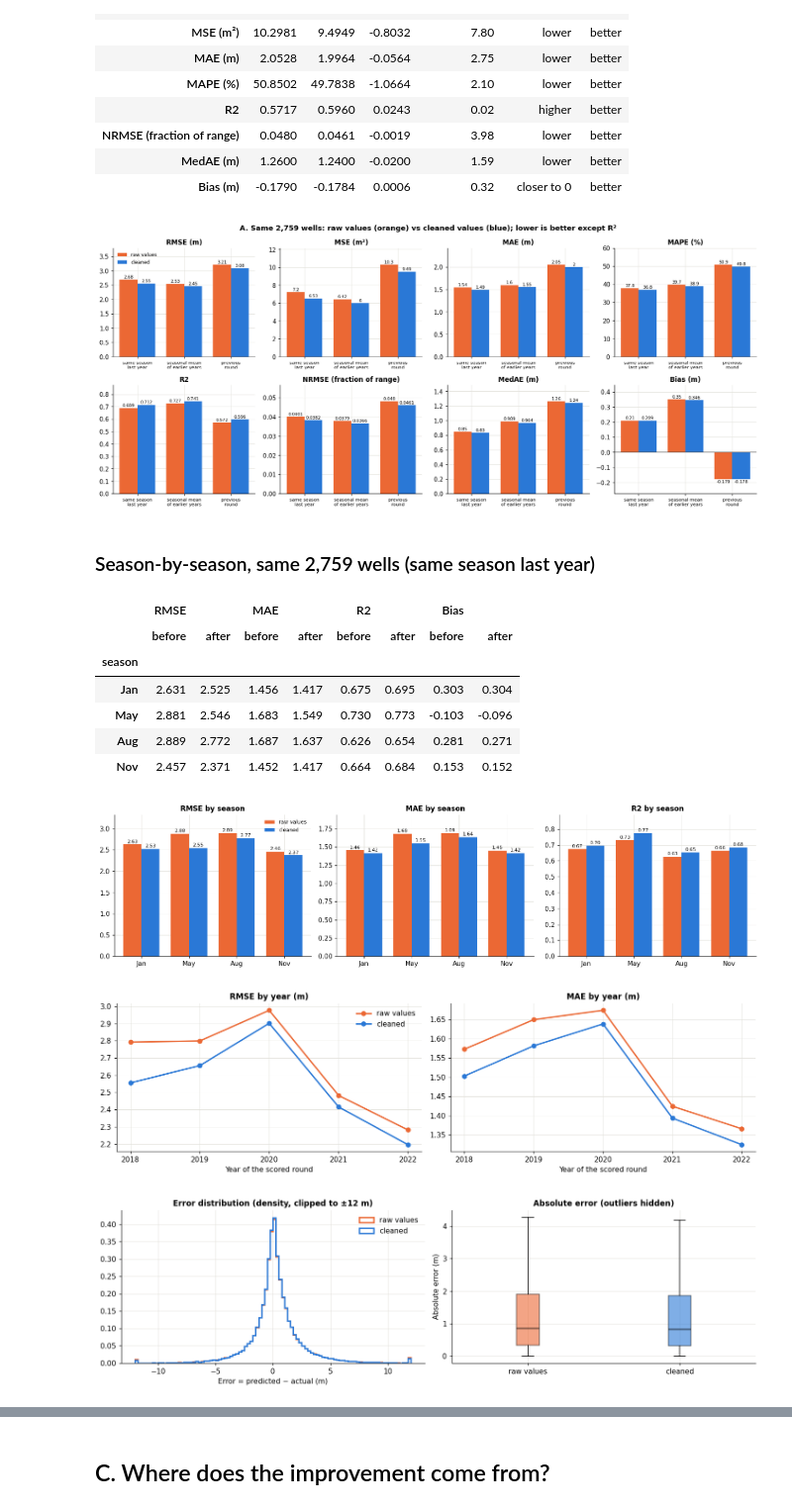
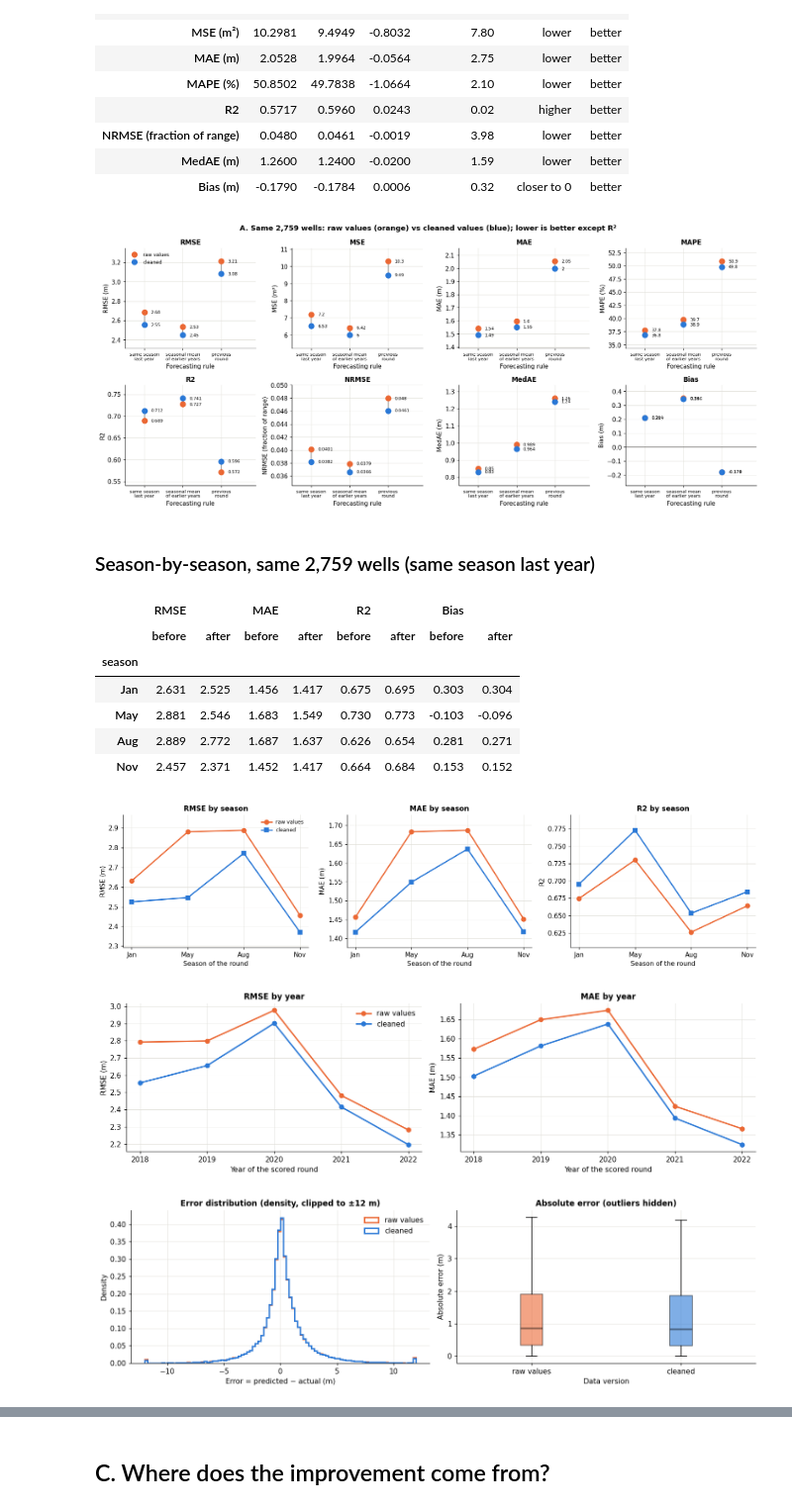
Before and after one commit to dhruvvvgg/bde-team7, a Jupyter notebook: notebooks/error_metrics_after.ipynb, the cells around one changed output, grey strips where cells are left out. Shown at 99% size. Saved outputs shown, nothing was run; the diff lists cells and outputs as text; code cells hidden in the pictures.

```diff
--- a/notebooks/error_metrics_after.ipynb
+++ b/notebooks/error_metrics_after.ipynb
@@ -149,7 +149,7 @@ ax.plot(cols, ds.values[i, cols], color="black", lw=2, marker="o", ms=4, label="
 for (rule, p), mk, ls in zip(preds.items(), ["s", "^", "v"], ["-", "--", ":"]):
     ax.plot(cols, p[i, cols], color=COLOR, lw=1.6, ls=ls, marker=mk, ms=4, label=rule)
 ax.set_xticks(cols[::2], [ROUND_LABELS[c] for c in cols[::2]], rotation=60)
-ax.set_ylabel("Depth to groundwater (m)")
+ax.set_ylabel("Depth to groundwater (m)"); ax.set_xlabel("Round (season-year)")
 ax.invert_yaxis()
 ax.set_title(f"Worked example, well {ds.well_ids[i]} (test period 2018–2022; deeper is lower)")
 ax.legend(ncol=4, loc="lower center", bbox_to_anchor=(0.5, -0.45))
@@ -184,10 +184,13 @@ Extra scores: NRMSE relative to the mean, sMAPE, and how many readings MAPE coul
 fig, axes = plt.subplots(2, 4, figsize=(15, 6.6))
 for ax, (m, unit) in zip(axes.ravel(), METRICS):
     vals = tbl[m].to_numpy()
-    bars = ax.bar(range(3), vals, color=COLOR, width=0.6)
-    ax.bar_label(bars, fmt="%.3g", fontsize=8, padding=2)
+    ax.plot(range(3), vals, color=COLOR, lw=1, alpha=0.5, marker="o", ms=9)
+    for xi, vi in zip(range(3), vals):
+        ax.annotate(f"{vi:.3g}", (xi, vi), textcoords="offset points", xytext=(0, 9), ha="center", fontsize=8)
     ax.set_xticks(range(3), [SHORT[r] for r in tbl.rule], fontsize=7.5)
-    ax.set_title(f"{m} ({unit})" if unit else m)
+    ax.set_xlim(-0.4, 2.4)
+    ax.set_xlabel("Forecasting rule"); ax.set_ylabel(f"{m} ({unit})" if unit else m)
+    ax.set_title(m)
     if m == "Bias":
         ax.axhline(0, color=INK2, lw=0.8)
     ax.margins(y=0.15)
@@ -234,9 +237,11 @@ display(Markdown("RMSE (m) by season for every rule:"))
 display(piv.round(3))
 fig, ax = plt.subplots(1, 3, figsize=(14, 3.8))
 for a, m in zip(ax, ["RMSE", "MAE", "Bias"]):
-    b = a.bar(bs.season.astype(str), bs[m], color=COLOR, width=0.6)
-    a.bar_label(b, fmt="%.2f", fontsize=8.5, padding=2)
-    a.set_title(f"{m} by season (m)")
+    a.plot(bs.season.astype(str), bs[m], color=COLOR, lw=2, marker="o", ms=7)
+    for xi, vi in zip(range(4), bs[m]):
+        a.annotate(f"{vi:.2f}", (xi, vi), textcoords="offset points", xytext=(0, 8), ha="center", fontsize=8.5)
+    a.set_xlabel("Season of the round"); a.set_ylabel(f"{m} (m)")
+    a.set_title(f"{m} by season")
     if m == "Bias":
         a.axhline(0, color=INK2, lw=0.8)
     a.margins(y=0.15)
@@ -392,11 +399,16 @@ def compare_panels(tb, ta, title, lb="before", la="after"):
     fig, axes = plt.subplots(2, 4, figsize=(15.5, 6.8))
     x = np.arange(3); w = 0.38
     for ax, (m, unit) in zip(axes.ravel(), METRICS):
-        b1 = ax.bar(x - w / 2, tb[m], w, color=BEFORE, label=lb)
-        b2 = ax.bar(x + w / 2, ta[m], w, color=AFTER, label=la)
-        ax.bar_label(b1, fmt="%.3g", fontsize=7, padding=1); ax.bar_label(b2, fmt="%.3g", fontsize=7, padding=1)
+        ax.vlines(x, tb[m], ta[m], color=INK2, lw=1.5, alpha=0.6)
+        ax.plot(x, tb[m], "o", color=BEFORE, ms=9, label=lb)
+        ax.plot(x, ta[m], "o", color=AFTER, ms=9, label=la)
+        for xi, vb, va in zip(x, tb[m], ta[m]):
+            ax.annotate(f"{vb:.3g}", (xi, vb), textcoords="offset points", xytext=(11, 0), va="center", fontsize=7)
+            ax.annotate(f"{va:.3g}", (xi, va), textcoords="offset points", xytext=(11, 0), va="center", fontsize=7)
         ax.set_xticks(x, [SHORT[r] for r in tb.rule], fontsize=7.5)
-        ax.set_title(f"{m} ({unit})" if unit else m)
+        ax.set_xlim(-0.5, 2.9)
+        ax.set_xlabel("Forecasting rule"); ax.set_ylabel(f"{m} ({unit})" if unit else m)
+        ax.set_title(m)
         if m == "Bias":
             ax.axhline(0, color=INK2, lw=0.8)
         ax.margins(y=0.18)
@@ -406,7 +418,7 @@ def compare_panels(tb, ta, title, lb="before", la="after"):
 
 compare_panels(t_same, t_after, "A. Same 2,759 wells: raw values (orange) vs cleaned values (blue); lower is better except R²", "raw values", "cleaned")
 # %% [output]
-[figure, old version]
+[figure, new version]
 # %%
 rule = em.PRIMARY_RULE
 bsb = em.breakdown(raw_same, rule, "season"); bsa = em.breakdown(ds, rule, "season")
@@ -419,47 +431,48 @@ display(sea.round(3))
 fig, ax = plt.subplots(1, 3, figsize=(14.5, 3.8))
 x = np.arange(4); w = 0.38
 for a, m in zip(ax, ["RMSE", "MAE", "R2"]):
-    b1 = a.bar(x - w / 2, bsb[m], w, color=BEFORE, label="raw values"); b2 = a.bar(x + w / 2, bsa[m], w, color=AFTER, label="cleaned")
-    a.bar_label(b1, fmt="%.2f", fontsize=7.5, padding=1); a.bar_label(b2, fmt="%.2f", fontsize=7.5, padding=1)
+    a.plot(x, bsb[m], color=BEFORE, lw=2, marker="o", ms=7, label="raw values")
+    a.plot(x, bsa[m], color=AFTER, lw=2, marker="s", ms=7, label="cleaned")
     a.set_xticks(x, em.SEASONS); a.set_title(f"{m} by season"); a.margins(y=0.15)
+    a.set_xlabel("Season of the round"); a.set_ylabel(m if m == "R2" else f"{m} (m)")
 ax[0].legend(fontsize=8)
 plt.tight_layout(); plt.show()
 
 yb = em.breakdown(raw_same, rule, "year"); ya = em.breakdown(ds, rule, "year")
 fig, ax = plt.subplots(1, 2, figsize=(13, 3.8))
 for a, m in zip(ax, ["RMSE", "MAE"]):
     a.plot(yb.year, yb[m], color=BEFORE, lw=2, marker="o", label="raw values")
     a.plot(ya.year, ya[m], color=AFTER, lw=2, marker="o", label="cleaned")
-    a.set_xticks(ya.year); a.set_title(f"{m} by year (m)"); a.set_xlabel("Year of the scored round")
+    a.set_xticks(ya.year); a.set_title(f"{m} by year"); a.set_xlabel("Year of the scored round"); a.set_ylabel(f"{m} (m)")
 ax[0].legend()
 plt.tight_layout(); plt.show()
 
 yb_, qb_, _, _ = em.test_pairs(raw_same, rule); ya_, qa_, _, _ = em.test_pairs(ds, rule)
 eb, ea = qb_ - yb_, qa_ - ya_
 fig, ax = plt.subplots(1, 2, figsize=(13, 3.9))
 bins = np.linspace(-12, 12, 97)
 ax[0].hist(np.clip(eb, -12, 12), bins=bins, histtype="step", lw=2, color=BEFORE, density=True, label="raw values")
 ax[0].hist(np.clip(ea, -12, 12), bins=bins, histtype="step", lw=2, color=AFTER, density=True, label="cleaned")
-ax[0].set_title("Error distribution (density, clipped to ±12 m)"); ax[0].set_xlabel("Error = predicted − actual (m)"); ax[0].legend()
+ax[0].set_title("Error distribution (density, clipped to ±12 m)"); ax[0].set_xlabel("Error = predicted − actual (m)"); ax[0].set_ylabel("Density"); ax[0].legend()
 ax[1].boxplot([np.abs(eb), np.abs(ea)], showfliers=False, patch_artist=True,
               boxprops=dict(alpha=0.6), medianprops=dict(color="black"))
 ax[1].set_xticks([1, 2], ["raw values", "cleaned"])
 for patch, c in zip(ax[1].patches, [BEFORE, AFTER]):
     patch.set_facecolor(c)
-ax[1].set_ylabel("Absolute error (m)"); ax[1].set_title("Absolute error (outliers hidden)")
+ax[1].set_ylabel("Absolute error (m)"); ax[1].set_xlabel("Data version"); ax[1].set_title("Absolute error (outliers hidden)")
 plt.tight_layout(); plt.show()
 # %% [output]
 ### Season-by-season, same 2,759 wells (same season last year)
 |  | RMSE |  | MAE |  | R2 |  | Bias |  |
 |  | before | after | before | after | before | after | before | after |
 | season |  |  |  |  |  |  |  |  |
 | Jan | 2.631 | 2.525 | 1.456 | 1.417 | 0.675 | 0.695 | 0.303 | 0.304 |
 | May | 2.881 | 2.546 | 1.683 | 1.549 | 0.730 | 0.773 | -0.103 | -0.096 |
 | Aug | 2.889 | 2.772 | 1.687 | 1.637 | 0.626 | 0.654 | 0.281 | 0.271 |
 | Nov | 2.457 | 2.371 | 1.452 | 1.417 | 0.664 | 0.684 | 0.153 | 0.152 |
-[figure, old version]
+[figure, new version]
-[figure, old version]
+[figure, new version]
-[figure, old version]
+[figure, new version]
 # %%
 display(Markdown("## B. Whole raw table (all well rows) vs the cleaned 2,759 wells"))
 display(Markdown("Different wells and a very different spread of values, so R², NRMSE and MAPE are **not** comparable here (see the reading notes). "
```
Also changed, not shown: parts of 6 cells of this notebook, 3 other files.
